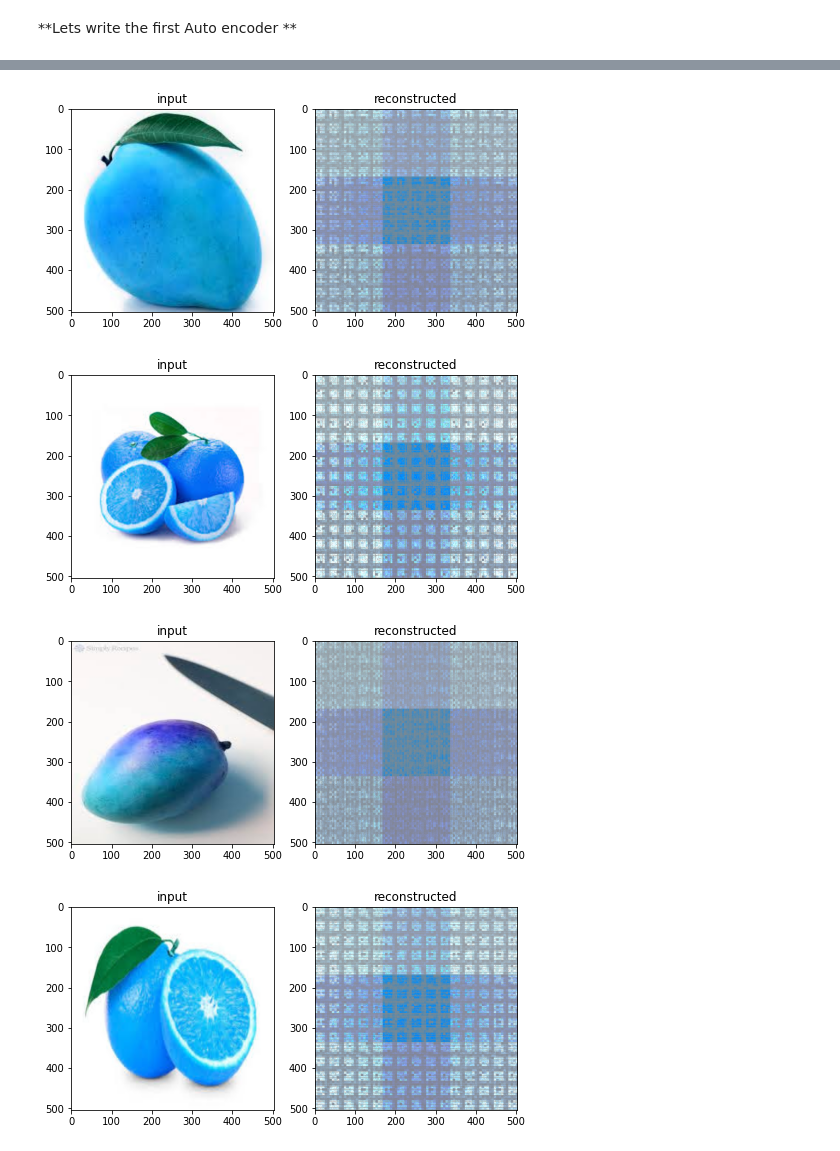
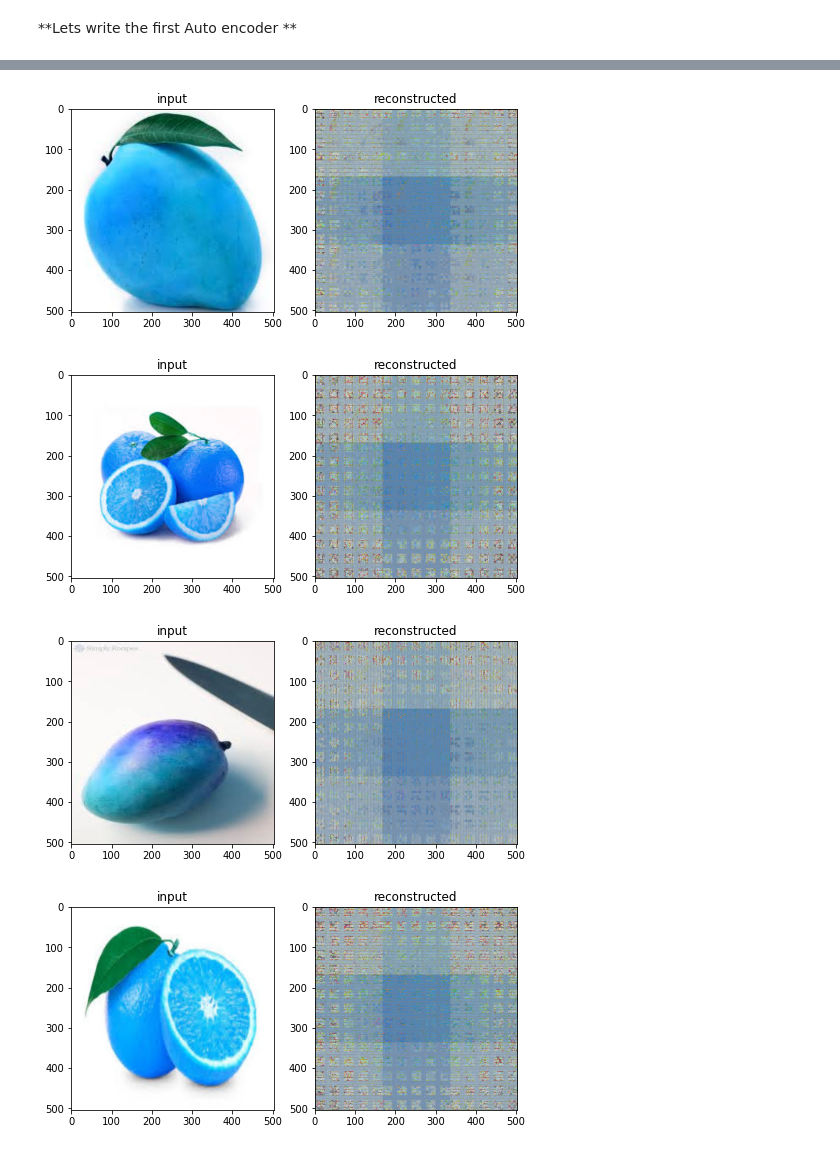
Before and after one commit to NJain121442/course2020, a Jupyter notebook: Fruits_unsupervised_clustering_conv2_1August.ipynb, the cells around one changed output, grey strips where cells are left out. Saved outputs shown, nothing was run; the diff lists cells and outputs as text; code cells hidden in the pictures.

```diff
--- a/Fruits_unsupervised_clustering_conv2_1August.ipynb
+++ b/Fruits_unsupervised_clustering_conv2_1August.ipynb
@@ -188,7 +190,7 @@ Conv2d_Autoencoder(
 train_loader = DataLoader(Data,batch_size=1)
 # %%
 loss_func = nn.MSELoss()
-optimizer = optim.SGD(net.parameters(), lr=0.01)
+optimizer = optim.Adam(net.parameters(), lr=0.0001)
 # %%
 from tqdm.notebook import tqdm
 n_epochs = 100
@@ -202,13 +204,13 @@ for epoch in tqdm( range(n_epochs) ):
     epoch_loss = 0
     for x in train_loader:
         mse_loss = 0
-        optimizer.zero_grad()
         if torch.cuda.is_available():
             x = x.cuda()
             #print(x.shape)
+        optimizer.zero_grad()
         prediction = net(x)
         mse_loss = loss_func(prediction, x) # <-- note that i'm using the input as the target
-        epoch_loss = epoch_loss + mse_loss
+        epoch_loss = epoch_loss + mse_loss.item()
         mse_loss.backward()
         optimizer.step()
 
@@ -225,24 +227,29 @@ Loss Per epoch:  tensor(12.7528, device='cuda:0', grad_fn=<AddBackward0>)
 # %%
 import matplotlib.pyplot as plt
 
 net.cpu()
 net.eval()
 counter = 0
 for x in train_loader:
     counter = counter + 1
     fig,ax = plt.subplots(1,2,figsize=(8,4))
     ax[0].set_title('input')
     ax[1].set_title('reconstructed')
     prediction = net(x)
     x = torch.reshape(x,(504,504,3))
-    ax[0].imshow(x.detach())
+    #print(x.shape)
+    #print(x)
+    ax[0].imshow((x.detach().numpy()*255).astype('uint8'))
     prediction = torch.reshape(prediction,(504,504,3))
-    ax[1].imshow(prediction.detach())
+    #prediction = prediction.view(504,504,3)
+    #print(prediction.shape)
+    #print(prediction)
+    ax[1].imshow((prediction.detach().numpy()*255).astype('uint8'))
     plt.show()
-    if(counter==5):
+    if(counter==10):
       break
 # %% [output]
-[figure, old version]
+[figure, new version]
-[figure, old version]
+[figure, new version]
-[figure, old version]
+[figure, new version]
-[figure, old version]
+[figure, new version]
```
Also changed, not shown: parts of 6 cells of this notebook.
